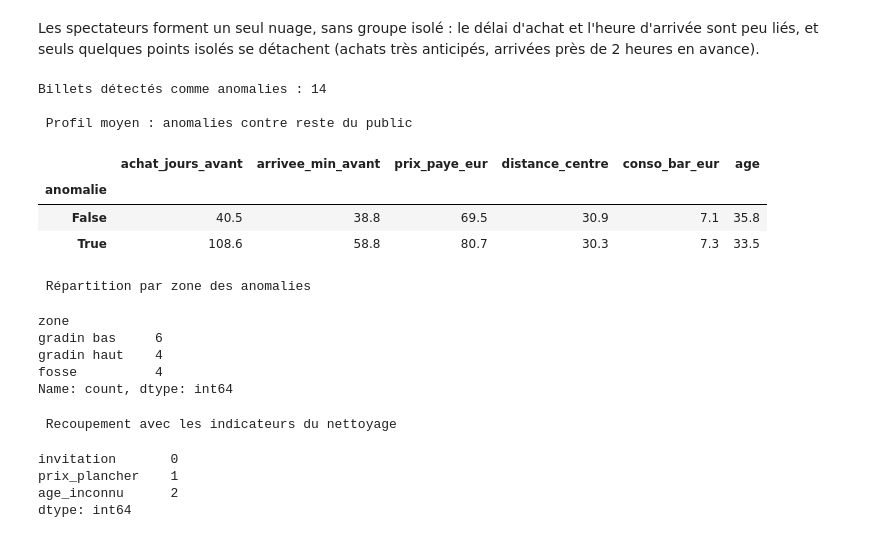
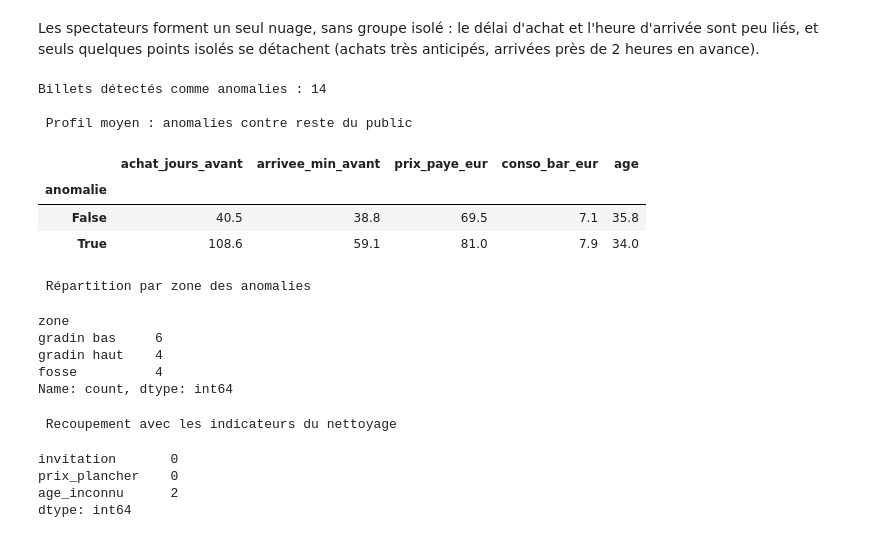
Before and after one commit to Fourkhoub/Projet_DataMining, a Jupyter notebook: notebooks/Question9.ipynb, the cells around one changed output. Drawn from its saved outputs; the diff is of its cells as text; code cells hidden in the pictures.

```diff
--- a/notebooks/Question9.ipynb
+++ b/notebooks/Question9.ipynb
@@ -242,39 +243,39 @@ plt.show()
 # %% [markdown]
 Les spectateurs forment un seul nuage, sans groupe isolé : le délai d'achat et l'heure d'arrivée sont peu liés, et seuls quelques points isolés se détachent (achats très anticipés, arrivées près de 2 heures en avance).
 # %%
-variables = ['achat_jours_avant', 'arrivee_min_avant', 'prix_paye_eur', 'distance_centre']
+variables = ['achat_jours_avant', 'arrivee_min_avant', 'prix_paye_eur']
 
 # 1. Standardisation : chaque variable a une moyenne de 0 et un écart-type de 1
 X = StandardScaler().fit_transform(billets[variables])
 
 # 2. Distance de chaque billet à son k-ième plus proche voisin
 k = 10
 voisins = NearestNeighbors(n_neighbors=k + 1).fit(X)
 distances, _ = voisins.kneighbors(X)
 billets['score_isolement'] = distances[:, k]
 
 # 3. Les 2 % de billets les plus isolés sont considérés comme anomalies
 seuil = billets['score_isolement'].quantile(0.98)
 billets['anomalie'] = billets['score_isolement'] > seuil
 
 print("Billets détectés comme anomalies :", billets['anomalie'].sum())
 
 print("\n Profil moyen : anomalies contre reste du public")
 display(billets.groupby('anomalie')[variables + ['conso_bar_eur', 'age']].mean().round(1))
 
 print("\n Répartition par zone des anomalies")
 display(billets.loc[billets['anomalie'], 'zone'].value_counts())
 
 print("\n Recoupement avec les indicateurs du nettoyage")
 display(billets.loc[billets['anomalie'], ['invitation', 'prix_plancher', 'age_inconnu']].sum())
 # %% [output]
 Billets détectés comme anomalies : 14
 
  Profil moyen : anomalies contre reste du public
-|  | achat_jours_avant | arrivee_min_avant | prix_paye_eur | distance_centre | conso_bar_eur | age |
-| anomalie |  |  |  |  |  |  |
-| False | 40.5 | 38.8 | 69.5 | 30.9 | 7.1 | 35.8 |
-| True | 108.6 | 58.8 | 80.7 | 30.3 | 7.3 | 33.5 |
+|  | achat_jours_avant | arrivee_min_avant | prix_paye_eur | conso_bar_eur | age |
+| anomalie |  |  |  |  |  |
+| False | 40.5 | 38.8 | 69.5 | 7.1 | 35.8 |
+| True | 108.6 | 59.1 | 81.0 | 7.9 | 34.0 |
  Répartition par zone des anomalies
 zone
 gradin bas     6
@@ -283,6 +284,6 @@ fosse          4
 Name: count, dtype: int64
  Recoupement avec les indicateurs du nettoyage
 invitation       0
-prix_plancher    1
+prix_plancher    0
 age_inconnu      2
 dtype: int64
```
Also changed, not shown: parts of 9 cells of this notebook, 4 other files.
